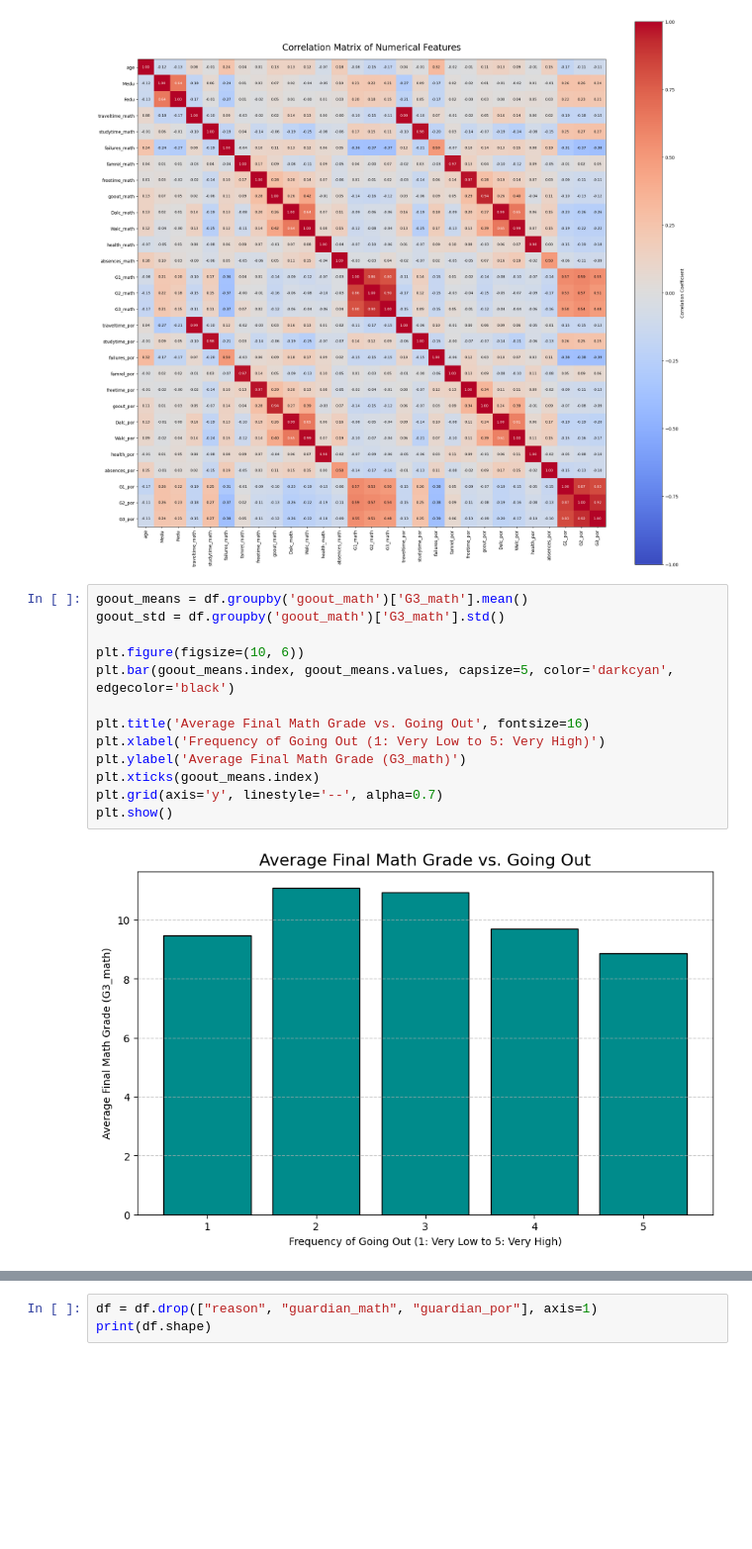
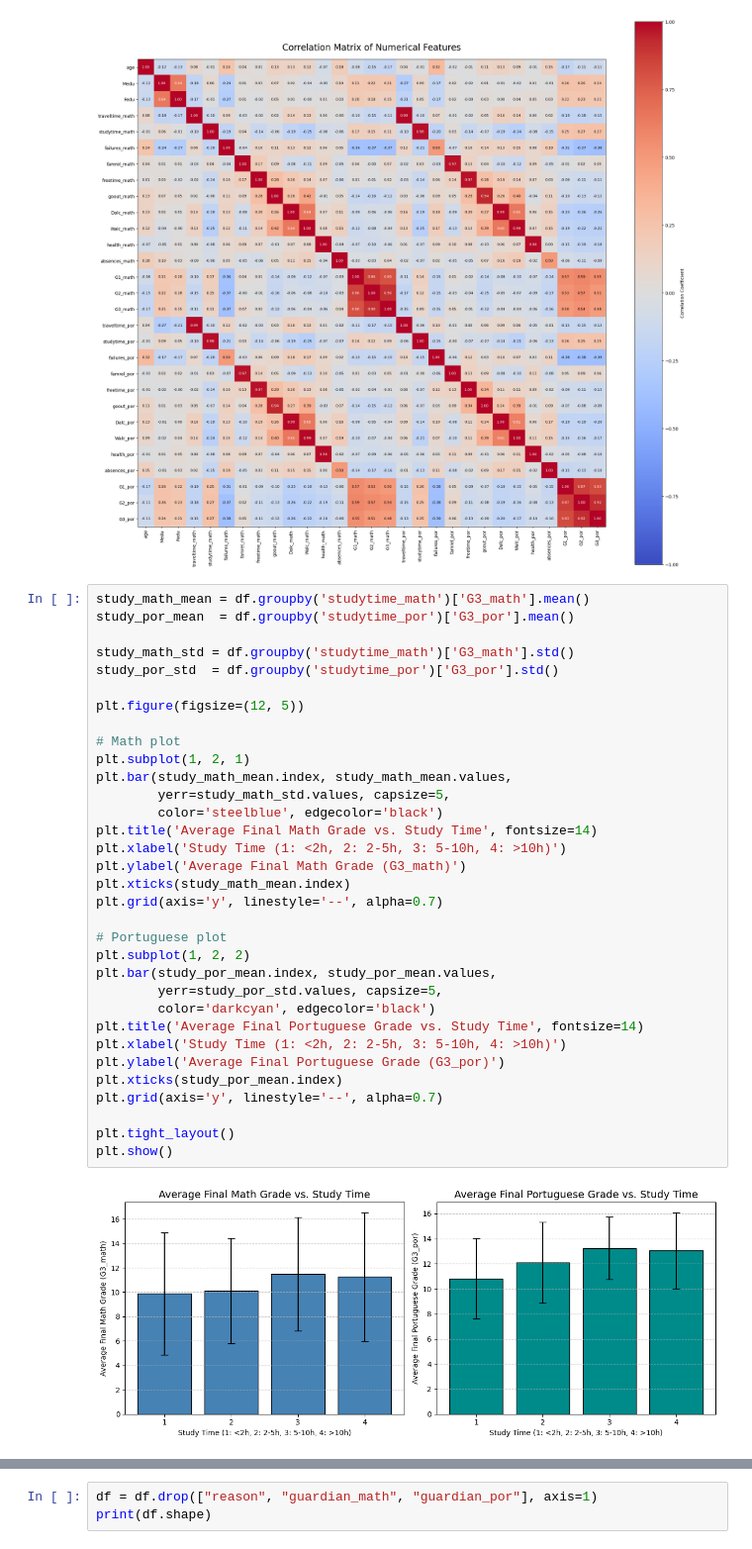
Before and after one commit to RwittikSarker/Machine-Learning-Project-Student_Performance_Predictor, a Jupyter notebook: student_performance_predictor.ipynb, the cells around one changed output, grey strips where cells are left out. Shown at 99% size. Drawn from its saved outputs; the diff is of its cells as text; blank space fills up the shorter version.

```diff
--- a/student_performance_predictor.ipynb
+++ b/student_performance_predictor.ipynb
@@ -97,18 +97,38 @@ plt.show()
 # %% [output]
 [figure]
 # %%
-goout_means = df.groupby('goout_math')['G3_math'].mean()
-goout_std = df.groupby('goout_math')['G3_math'].std()
+study_math_mean = df.groupby('studytime_math')['G3_math'].mean()
+study_por_mean  = df.groupby('studytime_por')['G3_por'].mean()
 
-plt.figure(figsize=(10, 6))
-plt.bar(goout_means.index, goout_means.values, capsize=5, color='darkcyan', edgecolor='black')
+study_math_std = df.groupby('studytime_math')['G3_math'].std()
+study_por_std  = df.groupby('studytime_por')['G3_por'].std()
 
-plt.title('Average Final Math Grade vs. Going Out', fontsize=16)
-plt.xlabel('Frequency of Going Out (1: Very Low to 5: Very High)')
+plt.figure(figsize=(12, 5))
+
+# Math plot
+plt.subplot(1, 2, 1)
+plt.bar(study_math_mean.index, study_math_mean.values,
+        yerr=study_math_std.values, capsize=5,
+        color='steelblue', edgecolor='black')
+plt.title('Average Final Math Grade vs. Study Time', fontsize=14)
+plt.xlabel('Study Time (1: <2h, 2: 2-5h, 3: 5-10h, 4: >10h)')
 plt.ylabel('Average Final Math Grade (G3_math)')
-plt.xticks(goout_means.index)
+plt.xticks(study_math_mean.index)
 plt.grid(axis='y', linestyle='--', alpha=0.7)
+
+# Portuguese plot
+plt.subplot(1, 2, 2)
+plt.bar(study_por_mean.index, study_por_mean.values,
+        yerr=study_por_std.values, capsize=5,
+        color='darkcyan', edgecolor='black')
+plt.title('Average Final Portuguese Grade vs. Study Time', fontsize=14)
+plt.xlabel('Study Time (1: <2h, 2: 2-5h, 3: 5-10h, 4: >10h)')
+plt.ylabel('Average Final Portuguese Grade (G3_por)')
+plt.xticks(study_por_mean.index)
+plt.grid(axis='y', linestyle='--', alpha=0.7)
+
+plt.tight_layout()
 plt.show()
 # %% [output]
-[figure, old version]
+[figure, new version]
 # %%
```
Also changed, not shown: parts of 3 cells of this notebook.
